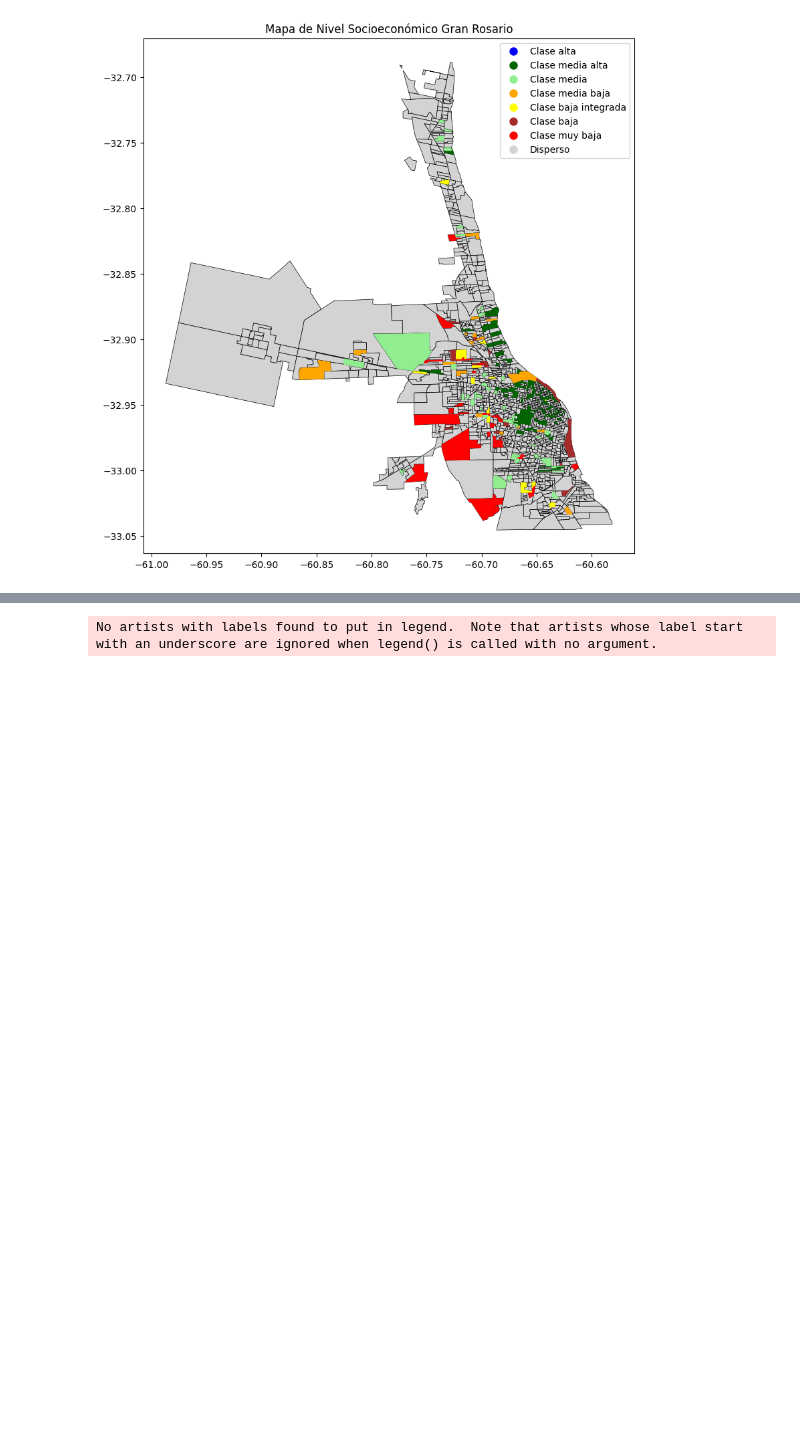
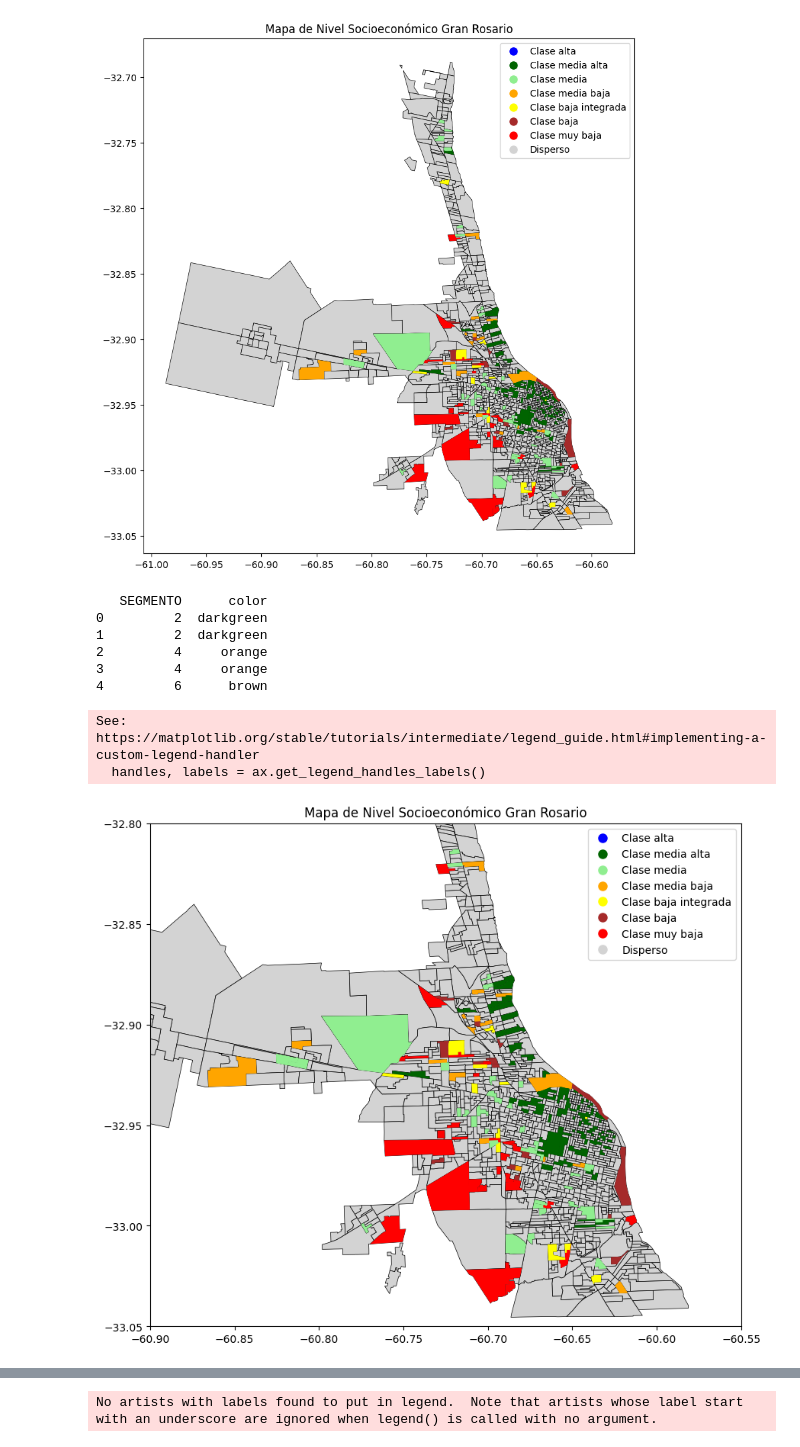
Before and after one commit to imascarenho/Metodo_OP, a Jupyter notebook: TP Final/TP_Final.ipynb, the cells around one changed output, grey strips where cells are left out. Saved outputs shown, nothing was run; the diff lists cells and outputs as text; code cells hidden in the pictures; blank space fills up the shorter version.

```diff
--- a/TP Final/TP_Final.ipynb
+++ b/TP Final/TP_Final.ipynb
@@ -1145,6 +1149,81 @@ gdf_puntos.to_file('./Mapas/puntos_con_radios_coloreados.geojson', driver='GeoJS
 See: https://matplotlib.org/stable/tutorials/intermediate/legend_guide.html#implementing-a-custom-legend-handler
   handles, labels = ax.get_legend_handles_labels()
 [figure]
+# %%
+import geopandas as gpd
+import pandas as pd
+import matplotlib.pyplot as plt
+import matplotlib.colors as mcolors
+from matplotlib.lines import Line2D
+
+mapa_radios = gpd.read_file('./Mapas/Estratificación de radios censales - Gran Rosario.shp')
+puntos_rosario = pd.read_excel('./Rosario F.xlsx')
+
+puntos_rosario['RADIO'] = pd.to_numeric(puntos_rosario['RADIO'], errors='coerce')  # Convertir 'RADIO' a numérico
+mapa_radios['REDCODE_1'] = pd.to_numeric(mapa_radios['REDCODE_1'], errors='coerce')  # Convertir 'REDCODE_1' a numérico
+
+# Realizar el merge
+gdf_puntos = puntos_rosario.merge(mapa_radios[['REDCODE_1', 'SEGMENTO', 'geometry']],
+                                  left_on='RADIO',
+                                  right_on='REDCODE_1',
+                                  how='inner')
+
+gdf_puntos = gpd.GeoDataFrame(gdf_puntos, geometry='geometry', crs=mapa_radios.crs)
+
+if gdf_puntos.crs != mapa_radios.crs:
+    gdf_puntos = gdf_puntos.to_crs(mapa_radios.crs)
+
+color_dict = {
+    1: 'blue',  # Clase alta
+    2: 'darkgreen',  # Clase media alta
+    3: 'lightgreen',  # Clase media
+    4: 'orange',  # Clase media baja
+    5: 'yellow',  # Clase baja integrada
+    6: 'brown',  # Clase baja
+    7: 'red',  # Clase muy baja
+    99: 'lightgray'  # Disperso
+}
+
+gdf_puntos['color'] = gdf_puntos['SEGMENTO'].map(color_dict)
+
+print(gdf_puntos[['SEGMENTO', 'color']].head())
+
+fig, ax = plt.subplots(figsize=(10, 10))
+
+mapa_radios.plot(ax=ax, color='lightgray', edgecolor='black', linewidth=0.5)  # Las líneas de los radios
+
+gdf_puntos.plot(ax=ax, color=gdf_puntos['color'], markersize=10, label='Puntos')
+
+handles, labels = ax.get_legend_handles_labels()
+legend_labels = {
+    1: 'Clase alta',
+    2: 'Clase media alta',
+    3: 'Clase media',
+    4: 'Clase media baja',
+    5: 'Clase baja integrada',
+    6: 'Clase baja',
+    7: 'Clase muy baja',
+    99: 'Disperso'
+}
+ax.set_ylim(-33.05, -32.8)
+ax.set_xlim(-60.9, -60.55)
+custom_lines = [Line2D([0], [0], marker='o', color='w', markerfacecolor=color_dict[k], markersize=10) for k in color_dict]
+ax.legend(custom_lines, [legend_labels[k] for k in color_dict])
+ax.set_title('Mapa de Nivel Socioeconómico Gran Rosario')
+
+plt.show()
+
+gdf_puntos.to_file('./Mapas/puntos_con_radios_coloreados.geojson', driver='GeoJSON')
+# %% [output]
+   SEGMENTO      color
+0         2  darkgreen
+1         2  darkgreen
+2         4     orange
+3         4     orange
+4         6      brown
+See: https://matplotlib.org/stable/tutorials/intermediate/legend_guide.html#implementing-a-custom-legend-handler
+  handles, labels = ax.get_legend_handles_labels()
+[figure, added]
 # %%
 import matplotlib.pyplot as plt
 import geopandas as gpd
```
Also changed, not shown: parts of 15 cells of this notebook, 3 other files.
